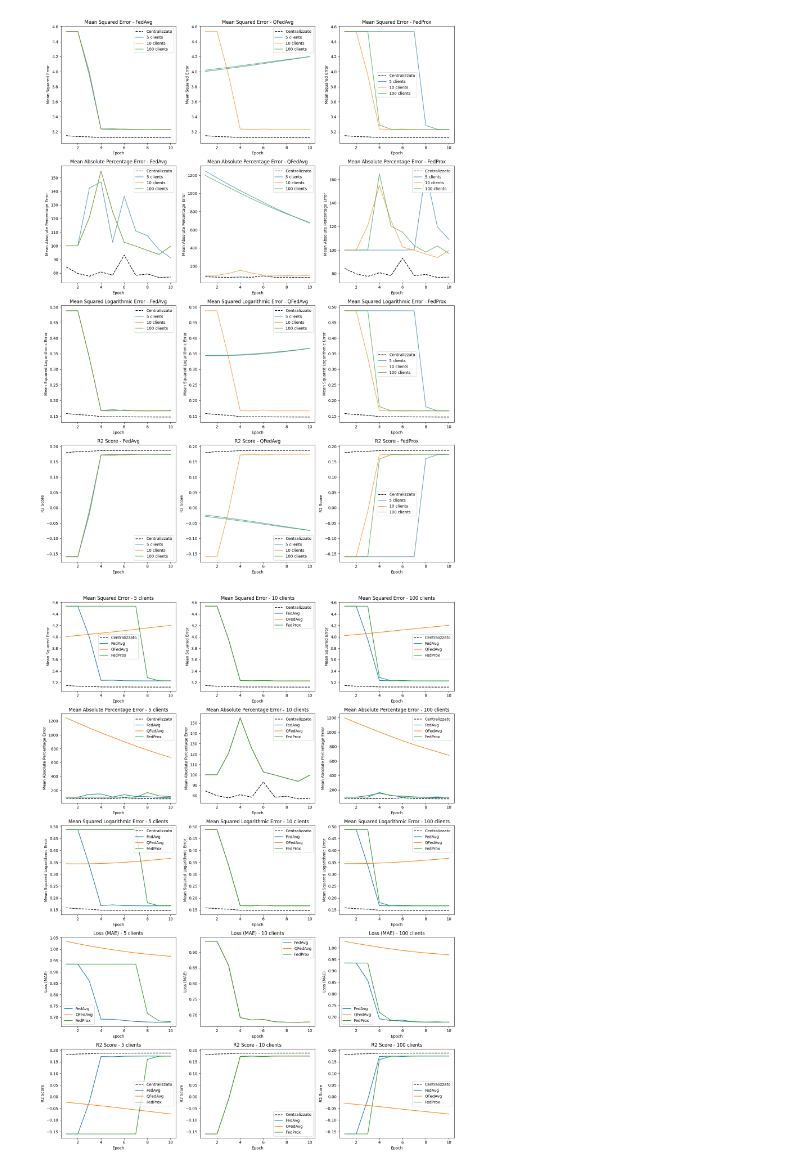
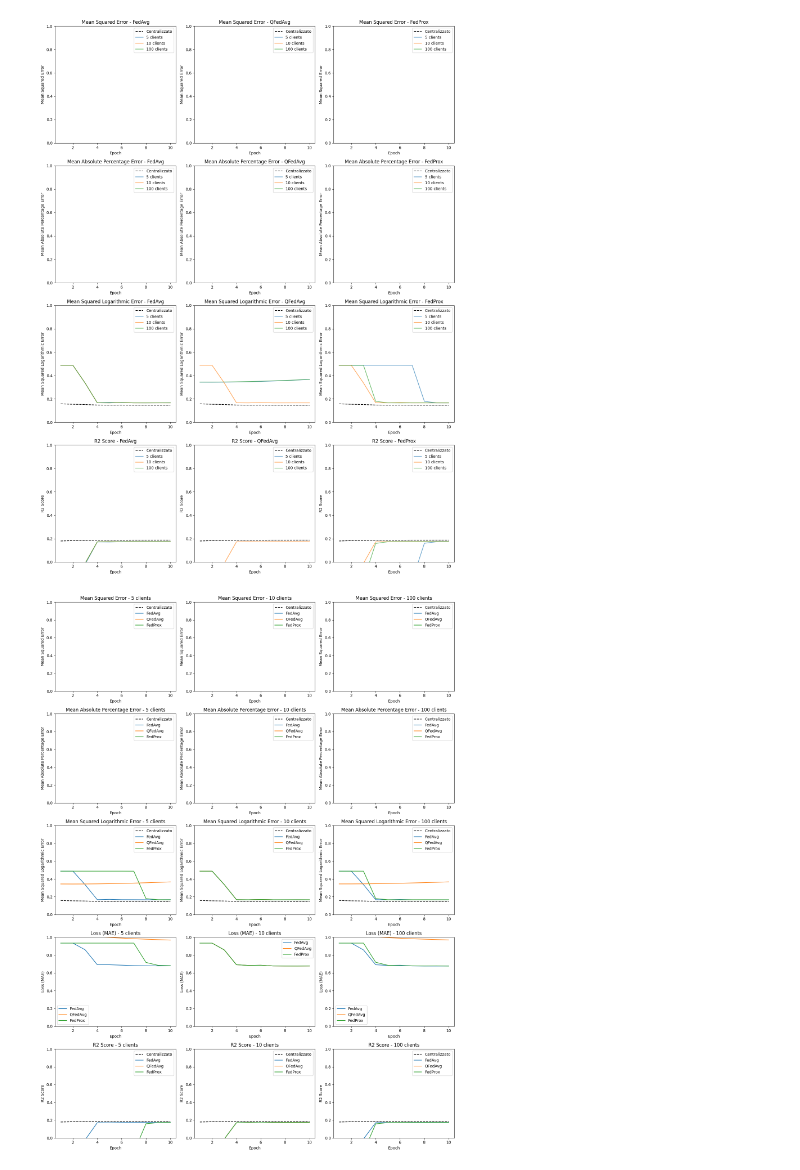
Before and after one commit to AnastasiaBrinati/Progetto-ML-23-24, a Jupyter notebook: Task2_plots.ipynb, the cells around one changed output. Cells and saved outputs as stored; diff of their text form; code cells hidden in the pictures.

```diff
--- a/Task2_plots.ipynb
+++ b/Task2_plots.ipynb
@@ -100,34 +100,35 @@ metrics = ['Mean Squared Error', 'Mean Absolute Percentage Error', 'Mean Squared
 strategies = ['task2_FedAvg', 'task2_QFedAvg', 'task2_FedProx']
 
 # Creazione dei subplots
 fig, axs = plt.subplots(len(metrics), len(strategies), figsize=(15, 20))
 
 # Looping su ogni metrica per creare i subplots
 for i, metric in enumerate(metrics):
     for j, strategy in enumerate(strategies):
         axs[i, j].set_title(f"{metric} - {strategy.split('_')[1]}")
         axs[i, j].set_xlabel('Epoch')
         axs[i, j].set_ylabel(metric)
+        axs[i, j].set_ylim(0, 1)  # Impostazione dell'asse y da 0 a 1
 
         # Plotting per il risultato centralizzato
         if metric in centralizzato:
             axs[i, j].plot(centralizzato['Epoch'], centralizzato[metric], label='Centralizzato', linestyle='--', color='black')
         else:
             print(f"Metrica '{metric}' non trovata nel dizionario 'centralizzato'.")
 
         # Plotting per ogni numero di client
         for num_clients in ['5', '10', '100']:
             strategy_key = f"{strategy}_{num_clients}"
             axs[i, j].plot(eval(strategy_key)['Epoch'], eval(strategy_key)[metric], label=f"{num_clients} clients", linestyle='-', alpha=0.7)
 
         # Aggiunta della legenda
         axs[i, j].legend()
 
 # Ottimizzazione del layout
 plt.tight_layout()
 plt.show()
 # %% [output]
-[figure, old version]
+[figure, new version]
 # %%
 import matplotlib.pyplot as plt
 
@@ -164,4 +165,4 @@ for i, metric in enumerate(metrics):
 plt.tight_layout()
 plt.show()
 # %% [output]
-[figure, old version]
+[figure, new version]
```
